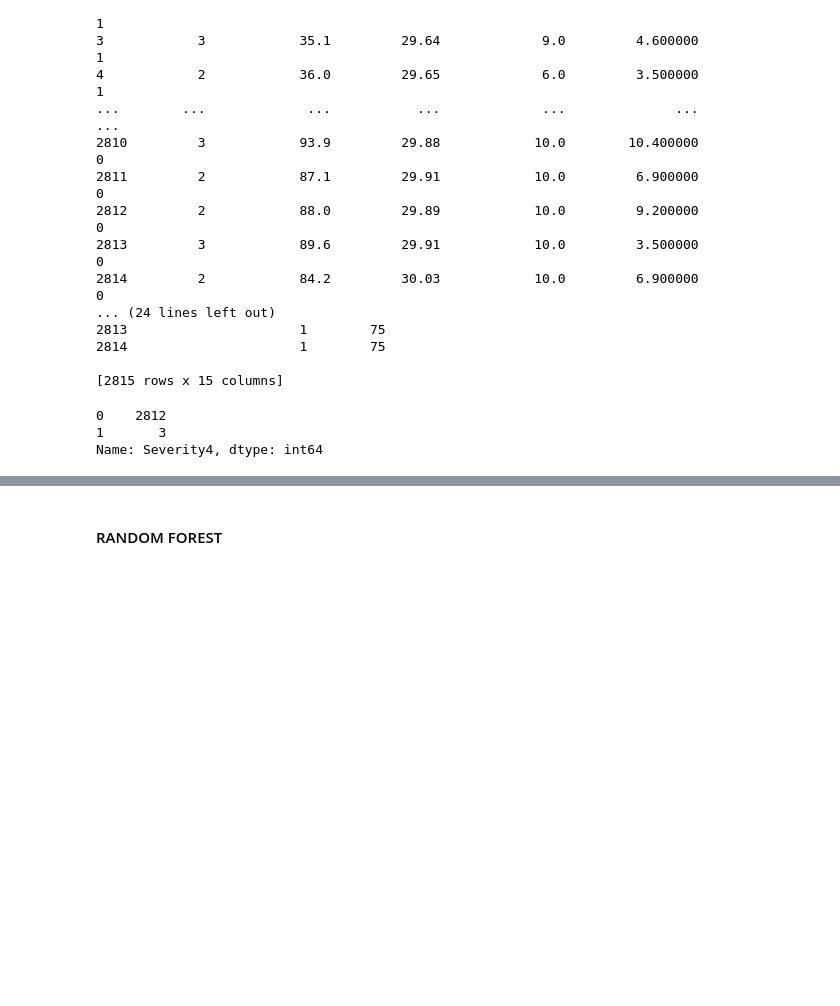
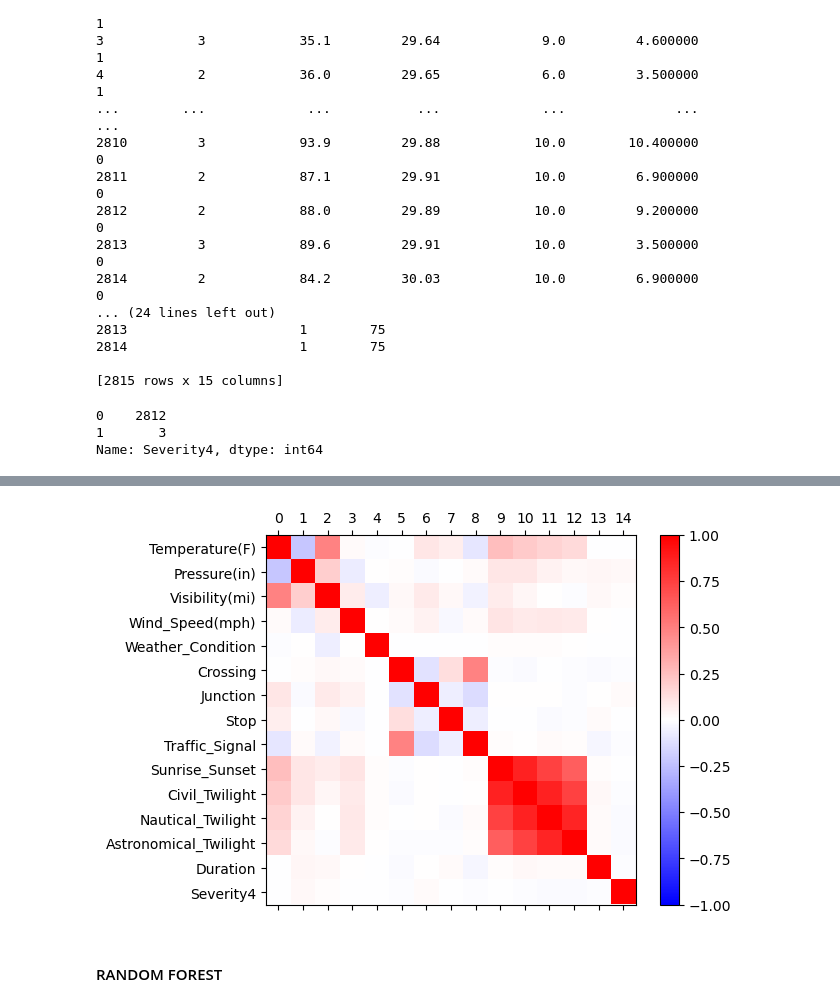
Before and after one commit to Dorivah/Tirocinio, a Jupyter notebook: Features Selection.ipynb, the cells around one changed output, grey strips where cells are left out. Saved outputs shown, nothing was run; the diff lists cells and outputs as text; code cells hidden in the pictures; blank space fills up the shorter version.

```diff
--- a/Features Selection.ipynb
+++ b/Features Selection.ipynb
@@ -541,3 +542,5 @@ data.Severity4.value_counts()
 0    2812
 1       3
 Name: Severity4, dtype: int64
+# %%
+data['Weather_Condition'] = data['Weather_Condition'].astype(int)
@@ -543,0 +551,4 @@ Name: Severity4, dtype: int64
+# %%
+set_option('display.width', 100)
+correlations = data.corr(method='pearson', numeric_only=True)
+print(correlations)
@@ -544,3 +573,17 @@ Name: Severity4, dtype: int64
+# %%
+# plot matrice di correlazione
+fig = pyplot.figure()
+ax = fig.add_subplot(111)
+cax = ax.matshow(correlations, vmin=-1, vmax=1, cmap='bwr')
+fig.colorbar(cax)
+ticks = numpy.arange(0,15,1)
+ax.set_xticks(ticks)
+ax.set_yticks(ticks)
+
+ax.set_yticklabels(data.columns)
+pyplot.show()
+# %% [output]
+[figure, added]
 # %% [markdown]
 #### RANDOM FOREST
 # %%
```
Also changed, not shown: parts of 23 cells of this notebook.
